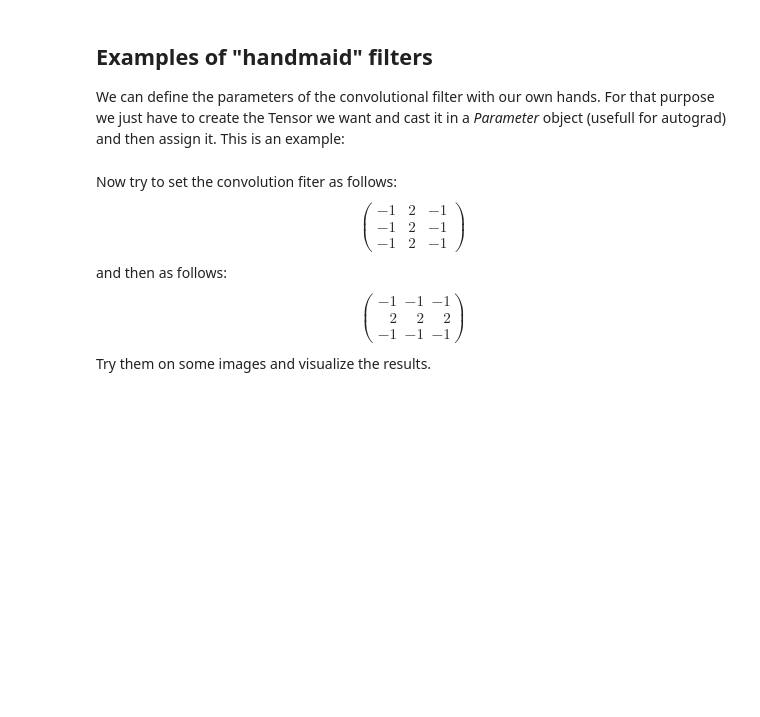
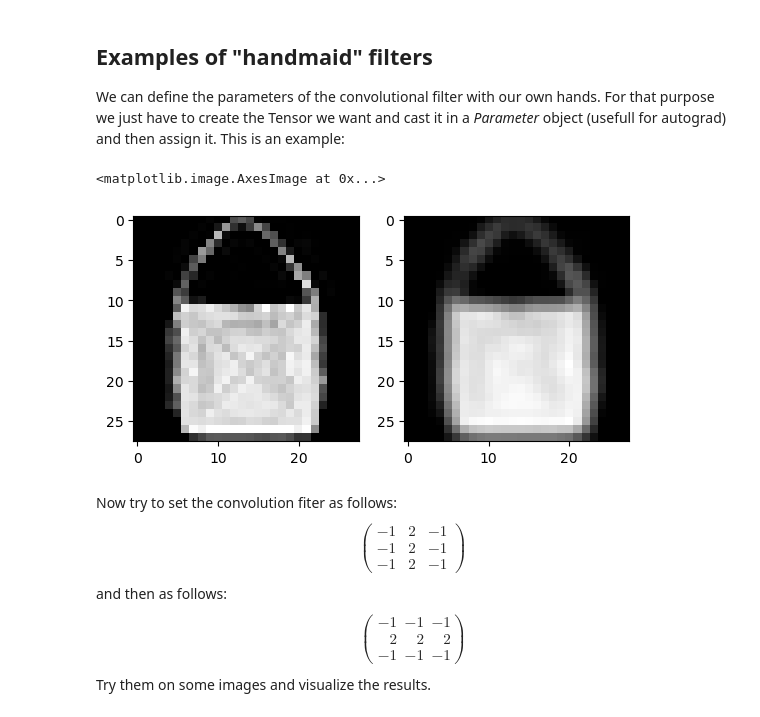
Before and after one commit to Allauzen/cpia-dl, a Jupyter notebook: tp/cpia_lab_conv2D_2025-cor.ipynb, the cells around one changed output. Drawn from its saved outputs; the diff is of its cells as text; code cells hidden in the pictures; blank space fills up the shorter version.

```diff
--- a/tp/cpia_lab_conv2D_2025-cor.ipynb
+++ b/tp/cpia_lab_conv2D_2025-cor.ipynb
@@ -376,3 +361,7 @@ First the dataset !  The provided version is unfortunately not adapted to our pu
 Let start the exploration of convolution.The class we will use is called Conv2d. Read carefully the documentation of this module. Maybe you cannot understand everything. That's why it is useful to first play with the convolution with one image.
 # %%
 # Extract one image to start and be sure you have the right dimensions.
+batch = next(iter(trainloader))
+images=batch[0]
+images=images[:10]
+print(images.shape)
@@ -391,20 +417,24 @@ The resulting "image" is not of the same dimension, how to obtain an output with
 We can define the parameters of the convolutional filter with our own hands. For that purpose we just have to create the Tensor we want and cast it in a *Parameter* object (usefull for autograd) and then assign it.
 This is an example:
 # %%
+im = images[0]
 # Create a convolutional filter
 convFilter = nn.Conv2d(in_channels=1,out_channels=1,
                        kernel_size = 3, padding=1,
                        stride=1)
 # build the weight matrix you want
 W=th.ones(convFilter.weight.shape)
 # Makes it a Parameter and assign
 convFilter.weight = nn.Parameter(W)
 
 res = convFilter(im)
 plt.subplot(1,2,1)
 plt.imshow(im.squeeze(),  matplotlib.pyplot.cm.gray)
 plt.subplot(1,2,2)
 plt.imshow(F.relu(res).squeeze().detach(), matplotlib.pyplot.cm.gray)
+# %% [output]
+<matplotlib.image.AxesImage at 0x...>
+[figure, added]
 # %% [markdown]
 Now try to set the convolution fiter as follows:
 $$
```
Also changed, not shown: parts of 16 cells of this notebook, 1 other file.
